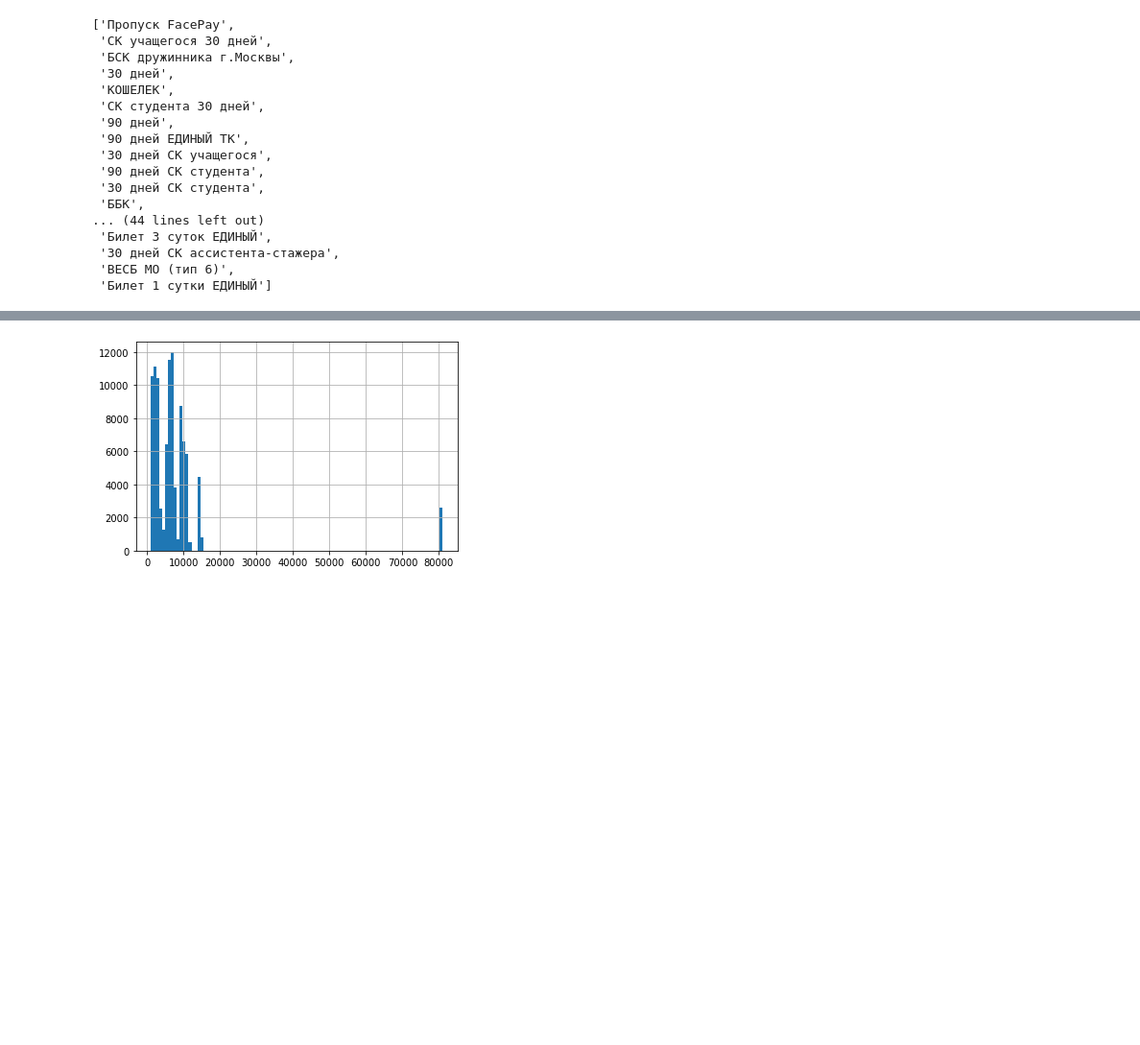
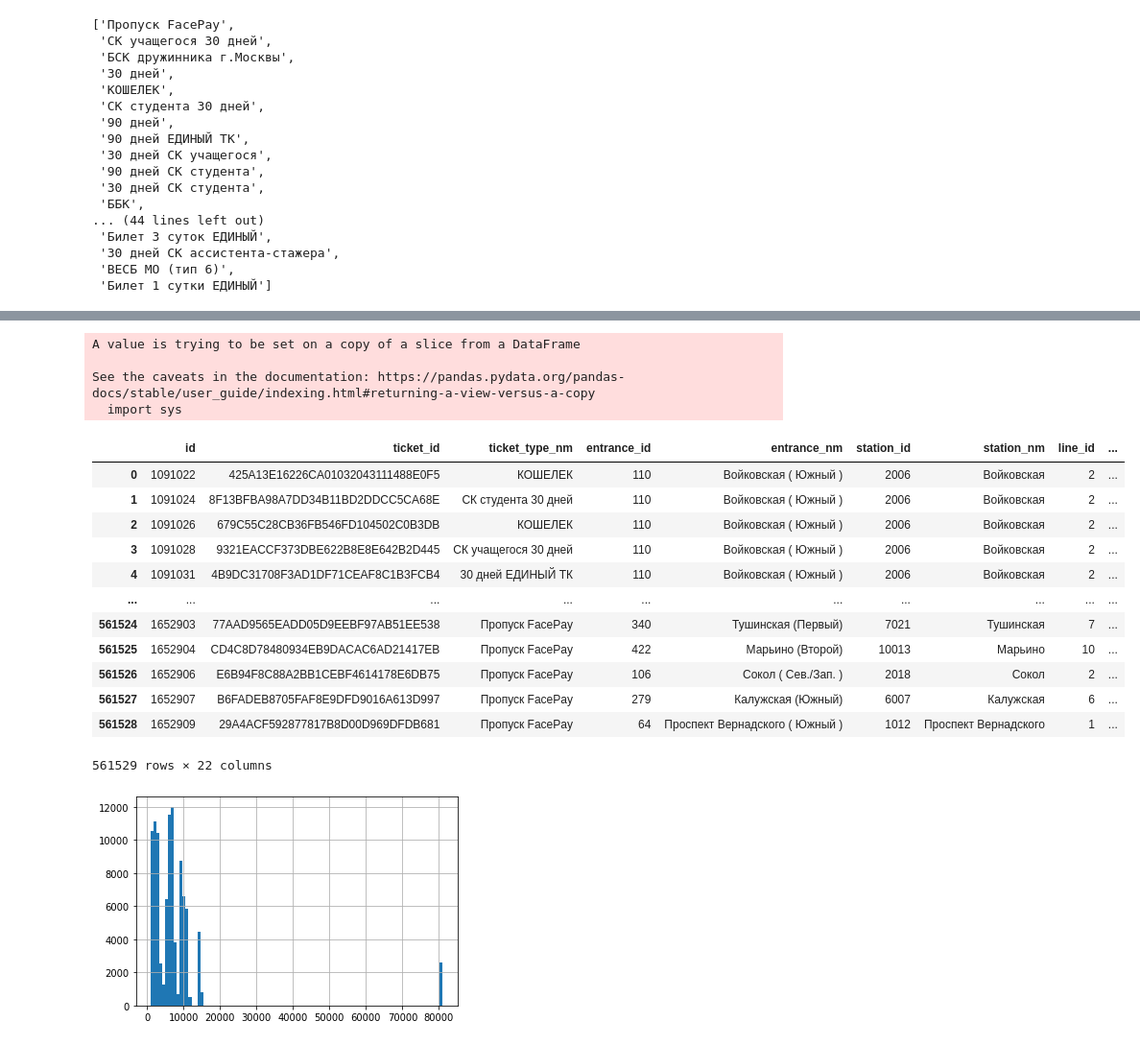
Before and after one commit to varvaraptl/itinerary_forecast, a Jupyter notebook: moscow_metro_predict.ipynb, the cells around one changed output, grey strips where cells are left out. Shown at 96% size. Saved outputs shown, nothing was run; the diff lists cells and outputs as text; code cells hidden in the pictures; blank space fills up the shorter version.

```diff
--- a/moscow_metro_predict.ipynb
+++ b/moscow_metro_predict.ipynb
@@ -182,3 +189,54 @@ df = df.merge(temp, left_on=['is_weekend', 'hours','station_nm'], right_on=['is_
+# %%
+temp = pd.DataFrame(df.groupby(['ticket_type_nm', 'is_weekend', 'hours','station_nm'])['label'].agg(pd.Series.mode)).reset_index()
+temp = temp.rename(columns={"label": "label_mode_ticket_type"})
+
+for ind, i in enumerate(temp['label_mode_ticket_type']):
+    try:
+      x = len(i)
+      temp['label_mode_ticket_type'][ind] = i[0]
+    except TypeError:
+      pass
+
+temp["label_mode_ticket_type"] = temp["label_mode_ticket_type"].astype('int16')
+
+df = df.merge(temp, left_on=['ticket_type_nm', 'is_weekend', 'hours','station_nm'], right_on=['ticket_type_nm', 'is_weekend', 'hours','station_nm'])
+df_test = df_test.merge(temp, left_on=['ticket_type_nm', 'is_weekend', 'hours','station_nm'], right_on=['ticket_type_nm', 'is_weekend', 'hours','station_nm'])
+# %% [output]
+A value is trying to be set on a copy of a slice from a DataFrame
+
+See the caveats in the documentation: https://pandas.pydata.org/pandas-docs/stable/user_guide/indexing.html#returning-a-view-versus-a-copy
+  import sys
+# %%
+temp = pd.DataFrame(df.groupby(['ticket_type_nm', 'is_weekend','hours','station_nm'])['time_to_under'].mean()).reset_index()
+temp = temp.rename(columns={"time_to_under": "avg_time_ticket_type"})
+df = df.merge(temp, left_on=['ticket_type_nm', 'is_weekend', 'hours','station_nm'], right_on=['ticket_type_nm', 'is_weekend', 'hours','station_nm'])
+df_test = df_test.merge(temp, left_on=['ticket_type_nm', 'is_weekend', 'hours','station_nm'], right_on=['ticket_type_nm', 'is_weekend', 'hours','station_nm'])
+# %%
+temp = pd.DataFrame(df.groupby(['ticket_type_nm', 'is_weekend','hours','station_nm'])['time_to_under'].min()).reset_index()
+temp = temp.rename(columns={"time_to_under": "min_time_ticket_type"})
+df = df.merge(temp, left_on=['ticket_type_nm', 'is_weekend', 'hours','station_nm'], right_on=['ticket_type_nm', 'is_weekend', 'hours','station_nm'])
+df_test = df_test.merge(temp, left_on=['ticket_type_nm', 'is_weekend', 'hours','station_nm'], right_on=['ticket_type_nm', 'is_weekend', 'hours','station_nm'])
+# %%
+temp = pd.DataFrame(df.groupby(['ticket_type_nm', 'is_weekend','hours','station_nm'])['time_to_under'].max()).reset_index()
+temp = temp.rename(columns={"time_to_under": "max_time_ticket_type"})
+df = df.merge(temp, left_on=['ticket_type_nm', 'is_weekend', 'hours','station_nm'], right_on=['ticket_type_nm', 'is_weekend', 'hours','station_nm'])
+df_test = df_test.merge(temp, left_on=['ticket_type_nm', 'is_weekend', 'hours','station_nm'], right_on=['ticket_type_nm', 'is_weekend', 'hours','station_nm'])
+# %%
+df_test
+# %% [output]
+|  | id | ticket_id | ticket_type_nm | entrance_id | entrance_nm | station_id | station_nm | line_id | ... |
+| 0 | 1091022 | 425A13E16226CA01032043111488E0F5 | КОШЕЛЕК | 110 | Войковская ( Южный ) | 2006 | Войковская | 2 | ... |
+| 1 | 1091024 | 8F13BFBA98A7DD34B11BD2DDCC5CA68E | СК студента 30 дней | 110 | Войковская ( Южный ) | 2006 | Войковская | 2 | ... |
+| 2 | 1091026 | 679C55C28CB36FB546FD104502C0B3DB | КОШЕЛЕК | 110 | Войковская ( Южный ) | 2006 | Войковская | 2 | ... |
+| 3 | 1091028 | 9321EACCF373DBE622B8E8E642B2D445 | СК учащегося 30 дней | 110 | Войковская ( Южный ) | 2006 | Войковская | 2 | ... |
+| 4 | 1091031 | 4B9DC31708F3AD1DF71CEAF8C1B3FCB4 | 30 дней ЕДИНЫЙ ТК | 110 | Войковская ( Южный ) | 2006 | Войковская | 2 | ... |
+| ... | ... | ... | ... | ... | ... | ... | ... | ... | ... |
+| 561524 | 1652903 | 77AAD9565EADD05D9EEBF97AB51EE538 | Пропуск FacePay | 340 | Тушинская (Первый) | 7021 | Тушинская | 7 | ... |
+| 561525 | 1652904 | CD4C8D78480934EB9DACAC6AD21417EB | Пропуск FacePay | 422 | Марьино (Второй) | 10013 | Марьино | 10 | ... |
+| 561526 | 1652906 | E6B94F8C88A2BB1CEBF4614178E6DB75 | Пропуск FacePay | 106 | Сокол ( Сев./Зап. ) | 2018 | Сокол | 2 | ... |
+| 561527 | 1652907 | B6FADEB8705FAF8E9DFD9016A613D997 | Пропуск FacePay | 279 | Калужская (Южный) | 6007 | Калужская | 6 | ... |
+| 561528 | 1652909 | 29A4ACF592877817B8D00D969DFDB681 | Пропуск FacePay | 64 | Проспект Вернадского ( Южный ) | 1012 | Проспект Вернадского | 1 | ... |
+561529 rows × 22 columns
 # %%
 # Посмотрим на распределение двух основных величин
 
```
Also changed, not shown: parts of 125 cells of this notebook.
